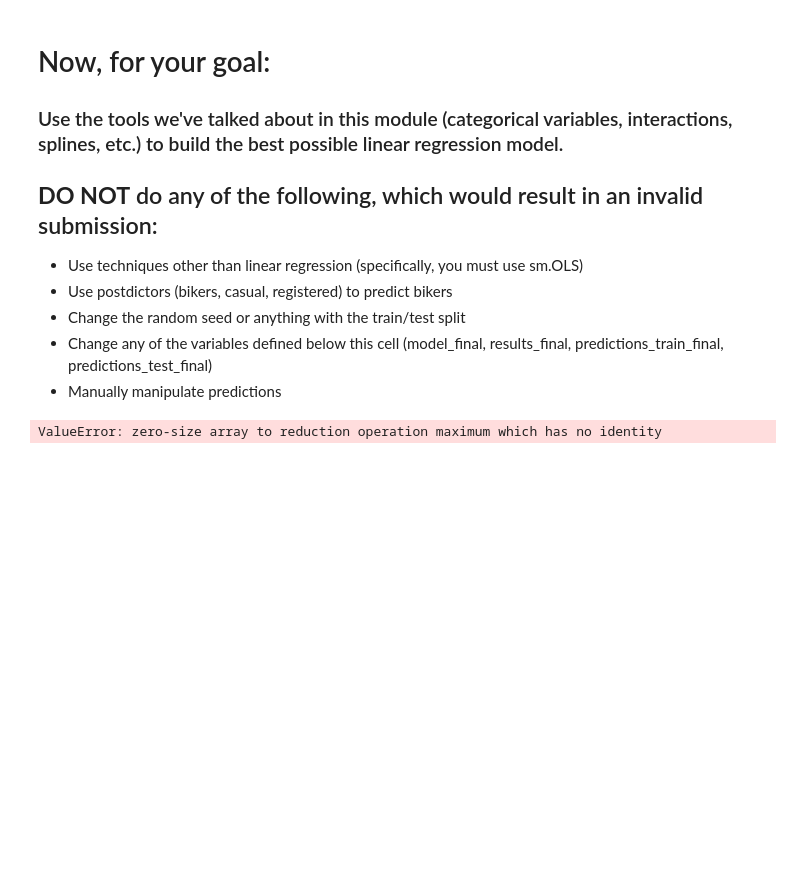
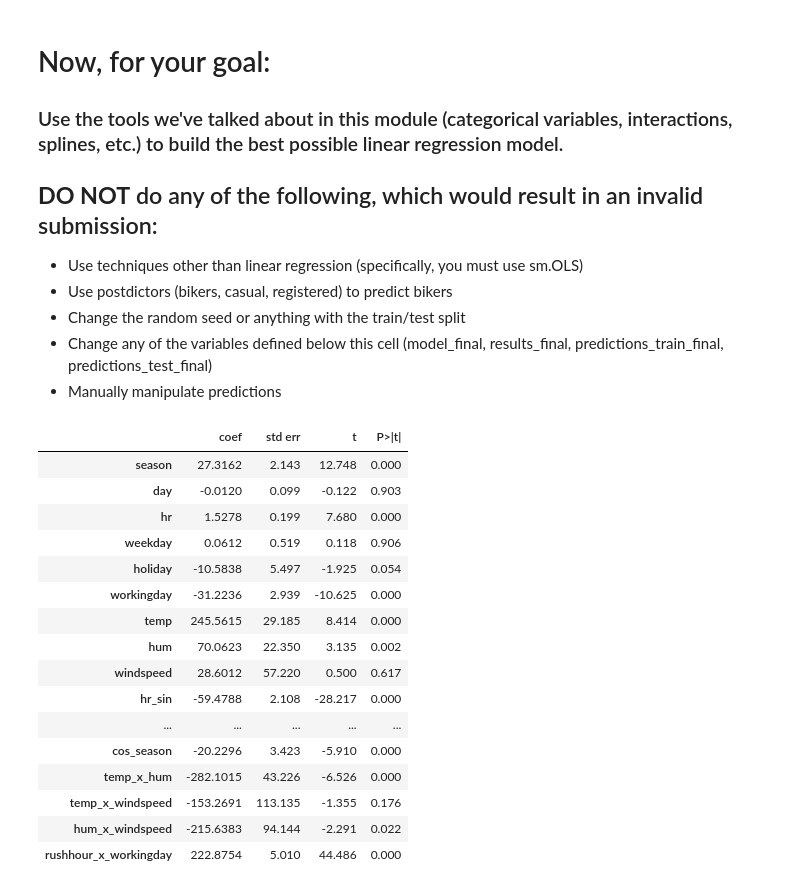
Before and after one commit to JamesBe2006/code_2600, a Jupyter notebook: mod05_nonlinear.ipynb, the cells around one changed output. Cells and saved outputs as stored; diff of their text form; code cells hidden in the pictures; blank space fills up the shorter version.

```diff
--- a/mod05_nonlinear.ipynb
+++ b/mod05_nonlinear.ipynb
@@ -319,14 +363,32 @@ plot_avg_actual_vs_predicted_by_feature(X=X_train,
 # %%
 # Build your linear regression model here.
-vars_to_include = [
-    #fillin
-]
+vars_to_include = ['season','day','hr', 'weekday', 'holiday', 'workingday', 'temp', 'hum', 'windspeed', 'hr_sin', 'hr_cos', 'rushhour', 'heavy', 'light', 'clear', 'overcast', 'sin_day', 'cos_day', 'conditions', 'month_num', 'cos_month', 'sin_month', 'sin_weekday', 'cos_weekday', 'sin_season', 'cos_season', 'temp_x_hum', 'temp_x_windspeed', 'hum_x_windspeed', 'rushhour_x_workingday'
+
+                   ]
+
+
 
 model_final = sm.OLS(y_train, X_train[vars_to_include])
 results_final = model_final.fit()
 summarize(results_final)
 # %% [output]
-ValueError: zero-size array to reduction operation maximum which has no identity
+|  | coef | std err | t | P>|t| |
+| season | 27.3162 | 2.143 | 12.748 | 0.000 |
+| day | -0.0120 | 0.099 | -0.122 | 0.903 |
+| hr | 1.5278 | 0.199 | 7.680 | 0.000 |
+| weekday | 0.0612 | 0.519 | 0.118 | 0.906 |
+| holiday | -10.5838 | 5.497 | -1.925 | 0.054 |
+| workingday | -31.2236 | 2.939 | -10.625 | 0.000 |
+| temp | 245.5615 | 29.185 | 8.414 | 0.000 |
+| hum | 70.0623 | 22.350 | 3.135 | 0.002 |
+| windspeed | 28.6012 | 57.220 | 0.500 | 0.617 |
+| hr_sin | -59.4788 | 2.108 | -28.217 | 0.000 |
+| ... | ... | ... | ... | ... |
+| cos_season | -20.2296 | 3.423 | -5.910 | 0.000 |
+| temp_x_hum | -282.1015 | 43.226 | -6.526 | 0.000 |
+| temp_x_windspeed | -153.2691 | 113.135 | -1.355 | 0.176 |
+| hum_x_windspeed | -215.6383 | 94.144 | -2.291 | 0.022 |
+| rushhour_x_workingday | 222.8754 | 5.010 | 44.486 | 0.000 |
 # %%
 predictions_train_final = predict(X_train[vars_to_include], results_final)
 print('MSE train: ', mse(y_train, predictions_train_final))
```
Also changed, not shown: parts of 6 cells of this notebook.
